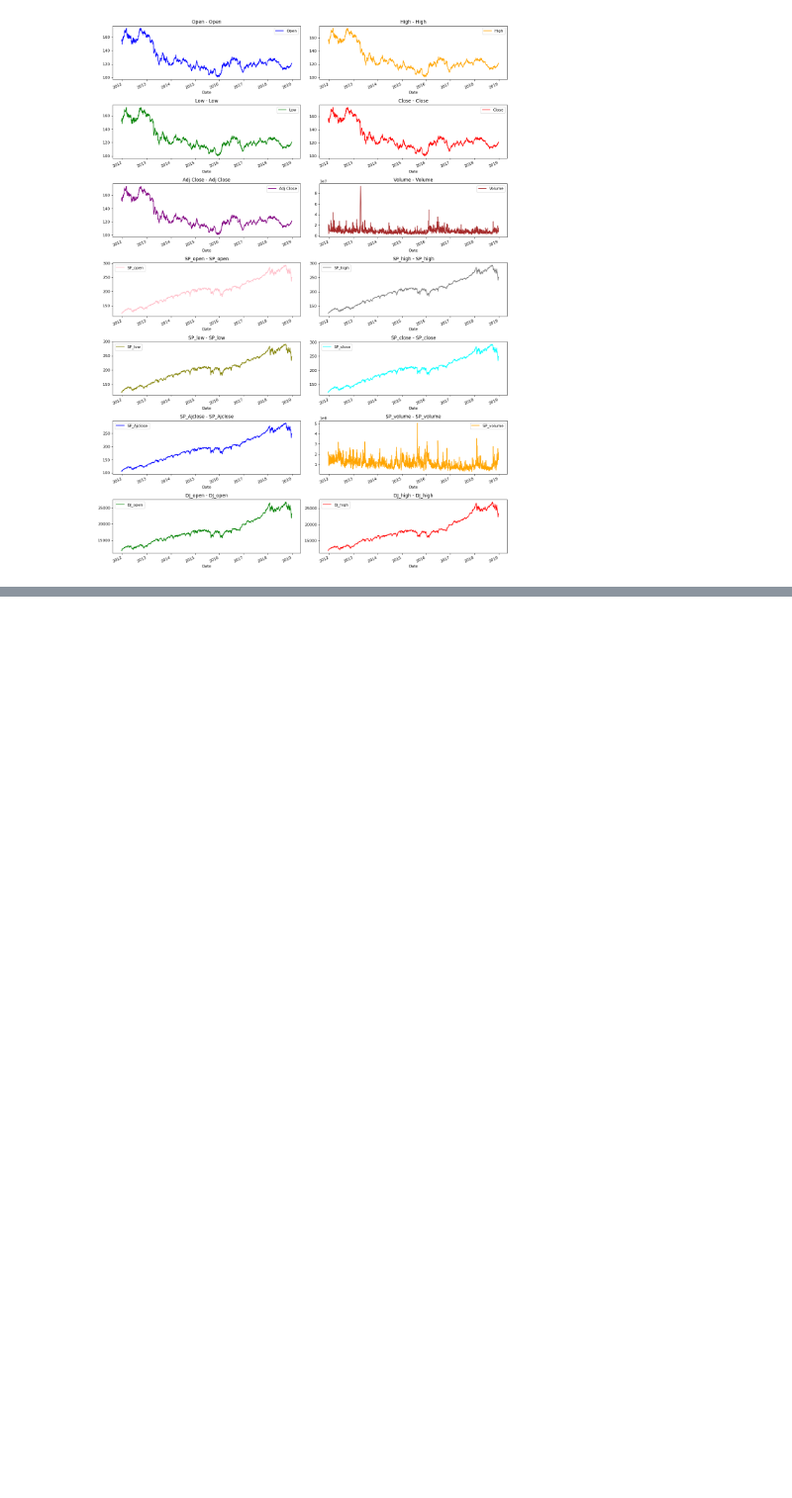
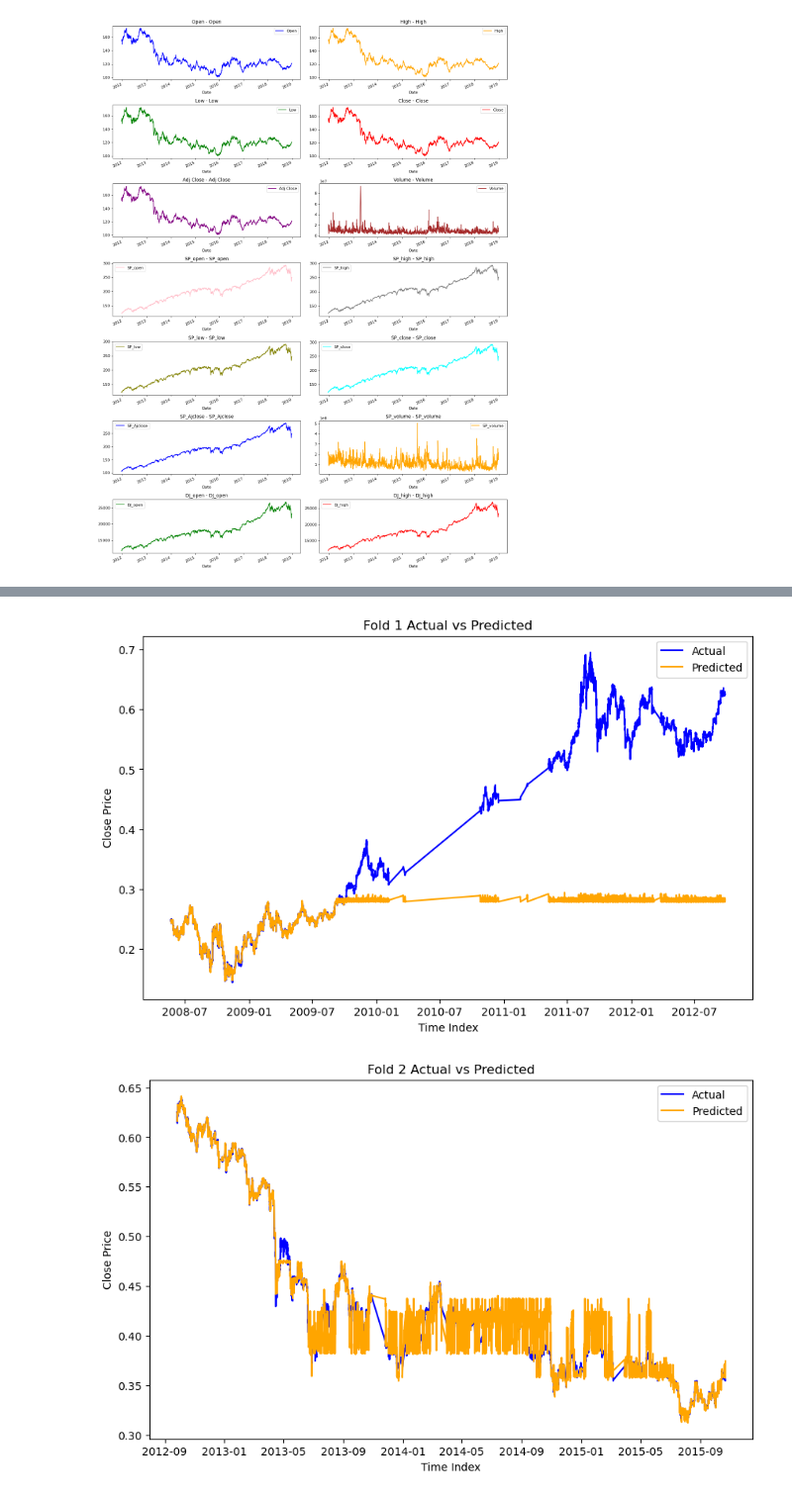
Before and after one commit to abhisheksuga/price-forecasting, a Jupyter notebook: src/forcasting.ipynb, the cells around one changed output, grey strips where cells are left out. Shown at 99% size. Drawn from its saved outputs; the diff is of its cells as text; code cells hidden in the pictures; blank space fills up the shorter version.

Commit message:
Base model experimentation (Xgboost)

```diff
--- a/src/forcasting.ipynb
+++ b/src/forcasting.ipynb
@@ -326,0 +468,12 @@ visualization(df2)
+# %%
+df_1 = filtered_data.copy()  #using it for xgboost , so retaining my original data after filtering
+# %%
+
+selected_lags = [1, 3, 10, 20]
+for lag in selected_lags:
+    df_1[f'Close_lag_{lag}'] = df_1['Close'].shift(lag)
+
+# Calculating rolling statistics based on 23 hour periods
+df_1['rolling_mean_close'] = df_1['Close'].rolling(window=23).mean()
+df_1['rolling_std_close'] = df_1['Close'].rolling(window=23).std()
+df_1.dropna(inplace=True)
@@ -326,0 +494,2 @@ visualization(df2)
+# %%
+df_1['Hour'] = df_1['Hour'].astype(int)  #encoding hour
@@ -326,0 +578,16 @@ visualization(df2)
+# %%
+#comparing fold results with the actual to analyse if some saw more error due to volatality
+fold_results_df = pd.concat(fold_results, ignore_index=True)
+for fold in fold_results_df['Fold'].unique():
+    fold_data = fold_results_df[fold_results_df['Fold'] == fold]
+    plt.figure(figsize=(10, 6))
+    plt.plot(fold_data['Index'], fold_data['Actual'], label='Actual', color='blue')
+    plt.plot(fold_data['Index'], fold_data['Predicted'], label='Predicted', color='orange')
+    plt.title(f'Fold {fold} Actual vs Predicted')
+    plt.xlabel('Time Index')
+    plt.ylabel('Close Price')
+    plt.legend()
+    plt.show()
+# %% [output]
+[figure, added]
+[figure, added]
```
Also changed, not shown: parts of 25 cells of this notebook, 4 other files.
